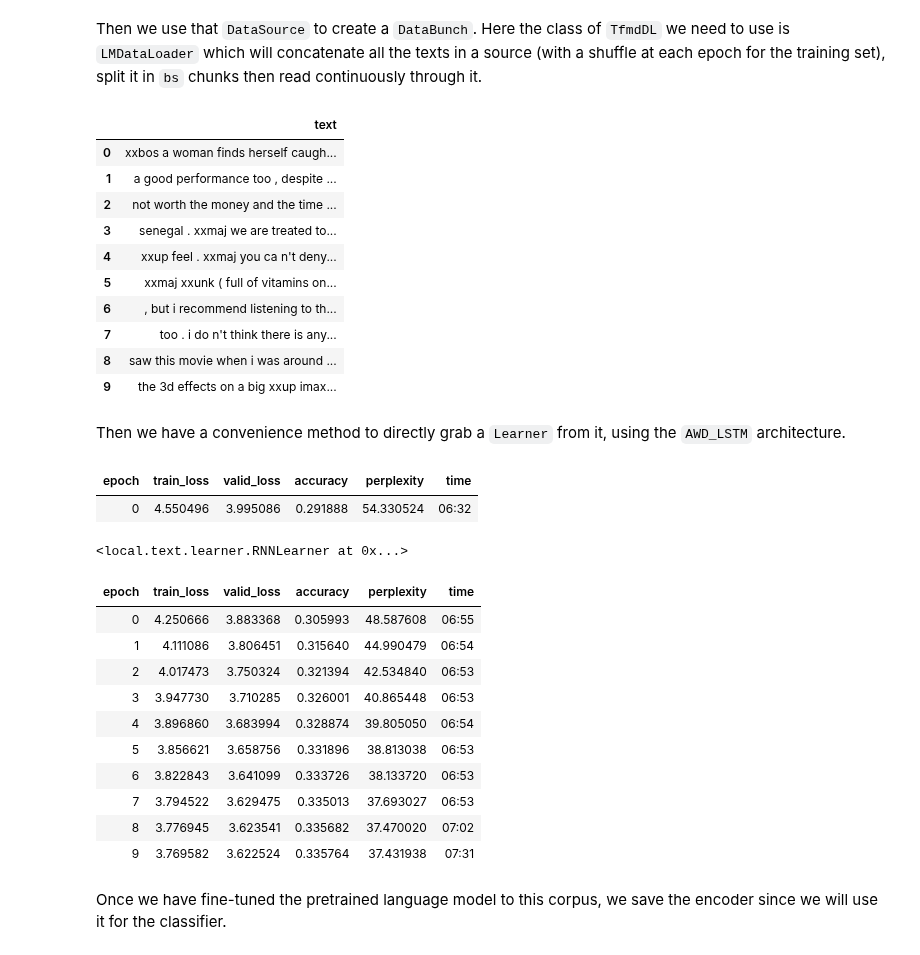
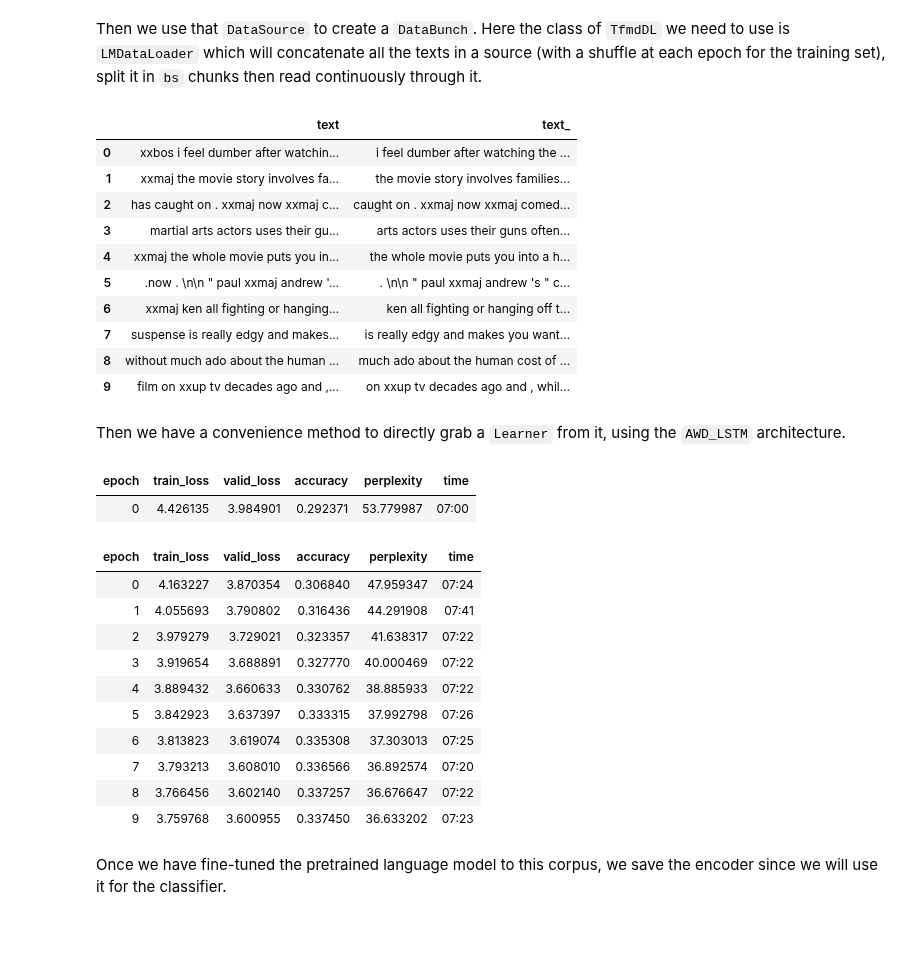
Before and after one commit to fastai/fastai_dev, a Jupyter notebook: dev/examples/ulmfit.ipynb, the cells around one changed output. Cells and saved outputs as stored; diff of their text form; code cells hidden in the pictures.

```diff
--- a/dev/examples/ulmfit.ipynb
+++ b/dev/examples/ulmfit.ipynb
@@ -38,61 +40,58 @@ Then we put it in a `DataSource`. For a language model, we don't have targets, s
 # %%
 def read_file(f): return L(f.read().split(' '))
 # %%
-splits = RandomSplitter()(texts)
+splits = RandomSplitter(valid_pct=0.1)(texts)
 vocab = make_vocab(count)
-dsrc = DataSource(texts, [[read_file, Numericalize(vocab)]], filts=splits, dl_type=LMDataLoader)
+dsrc = DataSource(texts, [[read_file, Numericalize(vocab)]], splits=splits, dl_type=LMDataLoader)
 # %% [markdown]
 Then we use that `DataSource` to create a `DataBunch`. Here the class of `TfmdDL` we need to use is `LMDataLoader` which will concatenate all the texts in a source (with a shuffle at each epoch for the training set), split it in `bs` chunks then read continuously through it.
 # %%
 bs,sl=256,80
-dbunch_lm = dsrc.databunch(lens=lens, bs=bs, seq_len=sl, val_bs=bs, after_batch=Cuda)
+dbunch_lm = dsrc.databunch(bs=bs, seq_len=sl, val_bs=bs, after_batch=Cuda)
 # %%
 dbunch_lm.show_batch()
 # %% [output]
-|  | text |
-| 0 | xxbos a woman finds herself caugh... |
-| 1 | a good performance too , despite ... |
-| 2 | not worth the money and the time ... |
-| 3 | senegal . xxmaj we are treated to... |
-| 4 | xxup feel . xxmaj you ca n't deny... |
-| 5 | xxmaj xxunk ( full of vitamins on... |
-| 6 | , but i recommend listening to th... |
-| 7 | too . i do n't think there is any... |
-| 8 | saw this movie when i was around ... |
-| 9 | the 3d effects on a big xxup imax... |
+|  | text | text_ |
+| 0 | xxbos i feel dumber after watchin... | i feel dumber after watching the ... |
+| 1 | xxmaj the movie story involves fa... | the movie story involves families... |
+| 2 | has caught on . xxmaj now xxmaj c... | caught on . xxmaj now xxmaj comed... |
+| 3 | martial arts actors uses their gu... | arts actors uses their guns often... |
+| 4 | xxmaj the whole movie puts you in... | the whole movie puts you into a h... |
+| 5 | .now . \n\n " paul xxmaj andrew '... | . \n\n " paul xxmaj andrew 's " c... |
+| 6 | xxmaj ken all fighting or hanging... | ken all fighting or hanging off t... |
+| 7 | suspense is really edgy and makes... | is really edgy and makes you want... |
+| 8 | without much ado about the human ... | much ado about the human cost of ... |
+| 9 | film on xxup tv decades ago and ,... | on xxup tv decades ago and , whil... |
 # %% [markdown]
 Then we have a convenience method to directly grab a `Learner` from it, using the `AWD_LSTM` architecture.
 # %%
 opt_func = partial(Adam, wd=0.1)
 learn = language_model_learner(dbunch_lm, AWD_LSTM, vocab, opt_func=opt_func, metrics=[accuracy, Perplexity()], path=path)
-learn.to_fp16(clip=0.1)
+learn = learn.to_fp16(clip=0.1)
 # %%
 learn.fit_one_cycle(1, 2e-2, moms=(0.8,0.7,0.8))
 # %% [output]
 | epoch | train_loss | valid_loss | accuracy | perplexity | time |
-| 0 | 4.550496 | 3.995086 | 0.291888 | 54.330524 | 06:32 |
+| 0 | 4.426135 | 3.984901 | 0.292371 | 53.779987 | 07:00 |
 # %%
 learn.save('stage1')
 # %%
-learn.load('stage1')
+learn.load('stage1');
-# %% [output]
-<local.text.learner.RNNLearner at 0x...>
 # %%
-learn.opt = learn.create_opt() #Need this because of FP16 for now
 learn.unfreeze()
 learn.fit_one_cycle(10, 2e-3, moms=(0.8,0.7,0.8))
 # %% [output]
 | epoch | train_loss | valid_loss | accuracy | perplexity | time |
-| 0 | 4.250666 | 3.883368 | 0.305993 | 48.587608 | 06:55 |
-| 1 | 4.111086 | 3.806451 | 0.315640 | 44.990479 | 06:54 |
-| 2 | 4.017473 | 3.750324 | 0.321394 | 42.534840 | 06:53 |
-| 3 | 3.947730 | 3.710285 | 0.326001 | 40.865448 | 06:53 |
-| 4 | 3.896860 | 3.683994 | 0.328874 | 39.805050 | 06:54 |
-| 5 | 3.856621 | 3.658756 | 0.331896 | 38.813038 | 06:53 |
-| 6 | 3.822843 | 3.641099 | 0.333726 | 38.133720 | 06:53 |
-| 7 | 3.794522 | 3.629475 | 0.335013 | 37.693027 | 06:53 |
-| 8 | 3.776945 | 3.623541 | 0.335682 | 37.470020 | 07:02 |
-| 9 | 3.769582 | 3.622524 | 0.335764 | 37.431938 | 07:31 |
+| 0 | 4.163227 | 3.870354 | 0.306840 | 47.959347 | 07:24 |
+| 1 | 4.055693 | 3.790802 | 0.316436 | 44.291908 | 07:41 |
+| 2 | 3.979279 | 3.729021 | 0.323357 | 41.638317 | 07:22 |
+| 3 | 3.919654 | 3.688891 | 0.327770 | 40.000469 | 07:22 |
+| 4 | 3.889432 | 3.660633 | 0.330762 | 38.885933 | 07:22 |
+| 5 | 3.842923 | 3.637397 | 0.333315 | 37.992798 | 07:26 |
+| 6 | 3.813823 | 3.619074 | 0.335308 | 37.303013 | 07:25 |
+| 7 | 3.793213 | 3.608010 | 0.336566 | 36.892574 | 07:20 |
+| 8 | 3.766456 | 3.602140 | 0.337257 | 36.676647 | 07:22 |
+| 9 | 3.759768 | 3.600955 | 0.337450 | 36.633202 | 07:23 |
 # %% [markdown]
 Once we have fine-tuned the pretrained language model to this corpus, we save the encoder since we will use it for the classifier.
 # %%
```
Also changed, not shown: parts of 10 cells of this notebook, 3 other files.
